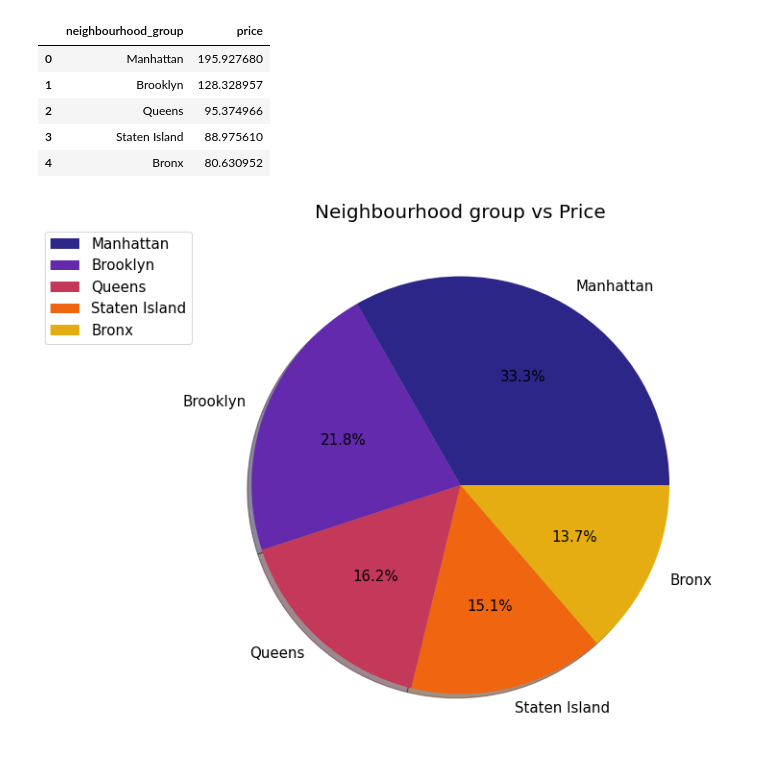
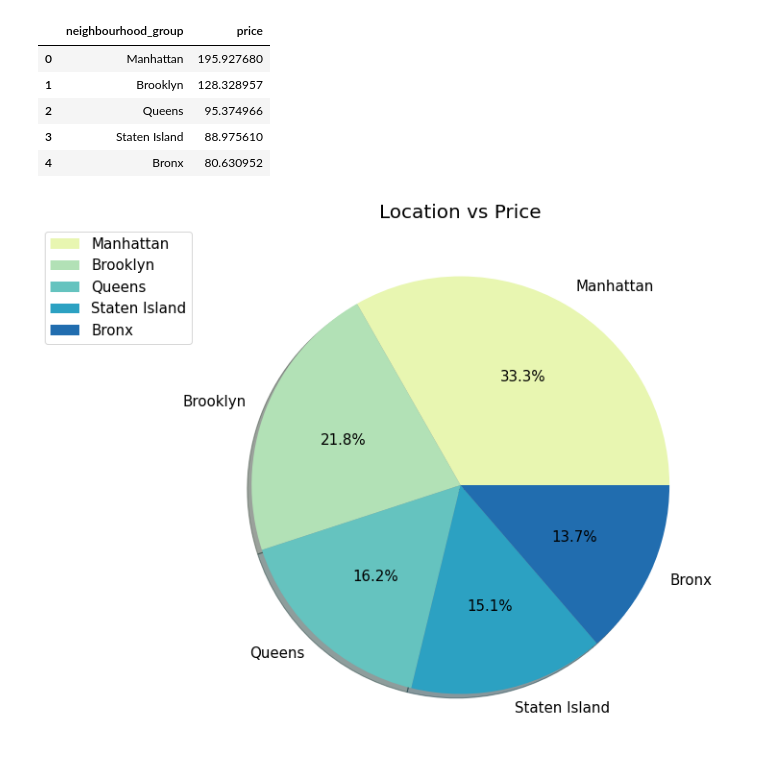
Before and after one commit to amol004/Airbnb-booking-analysis, a Jupyter notebook: Airbnb_bookings_analysis.ipynb, the cells around one changed output. Saved outputs shown, nothing was run; the diff lists cells and outputs as text; code cells hidden in the pictures.

```diff
--- a/Airbnb_bookings_analysis.ipynb
+++ b/Airbnb_bookings_analysis.ipynb
@@ -228,9 +213,9 @@ ab.reset_index()
 # %%
 # Pie chart for above analysis
 plt.rcParams['figure.figsize']=(15,10) # figure size
 plt.rcParams['font.size'] = 15 # font size
-plt.pie(ab,labels=['Manhattan','Brooklyn','Queens','Staten Island','Bronx'],colors = sns.color_palette('CMRmap'),autopct='%1.1f%%',shadow=True)
+plt.pie(ab,labels=['Manhattan','Brooklyn','Queens','Staten Island','Bronx'],colors = sns.color_palette('YlGnBu'),autopct='%1.1f%%',shadow=True)
 plt.title('Location vs Price',fontsize=20) # Title
 plt.legend(bbox_to_anchor=(0,1)); # Used to display and adjust the position of information box that is present on the left side of this pie chart
 # %% [output]
-[figure, old version]
+[figure, new version]
```
Also changed, not shown: parts of 3 cells of this notebook.
